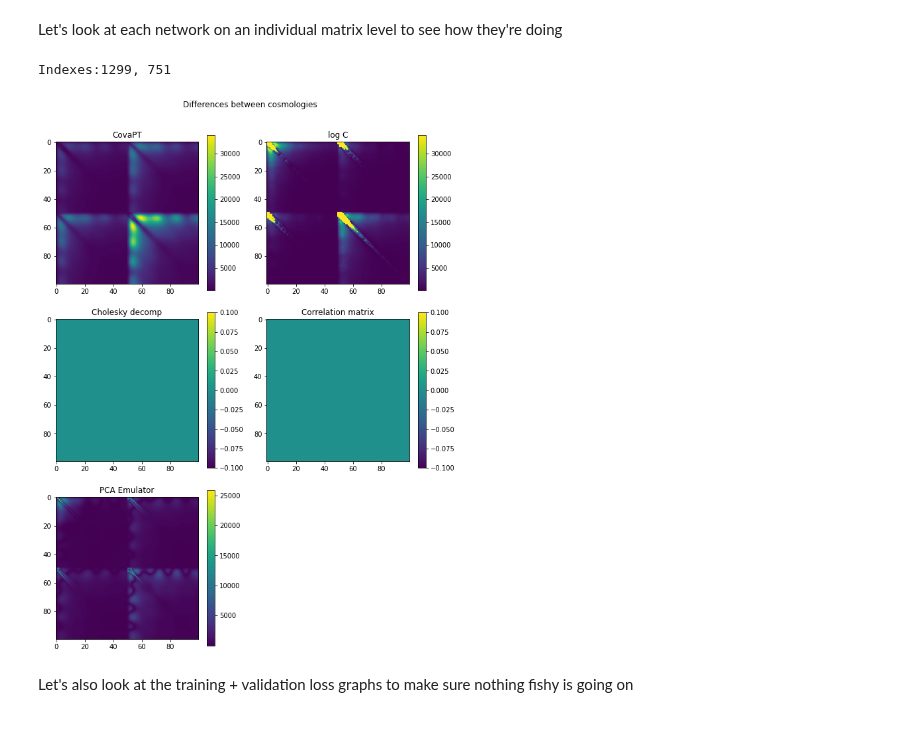
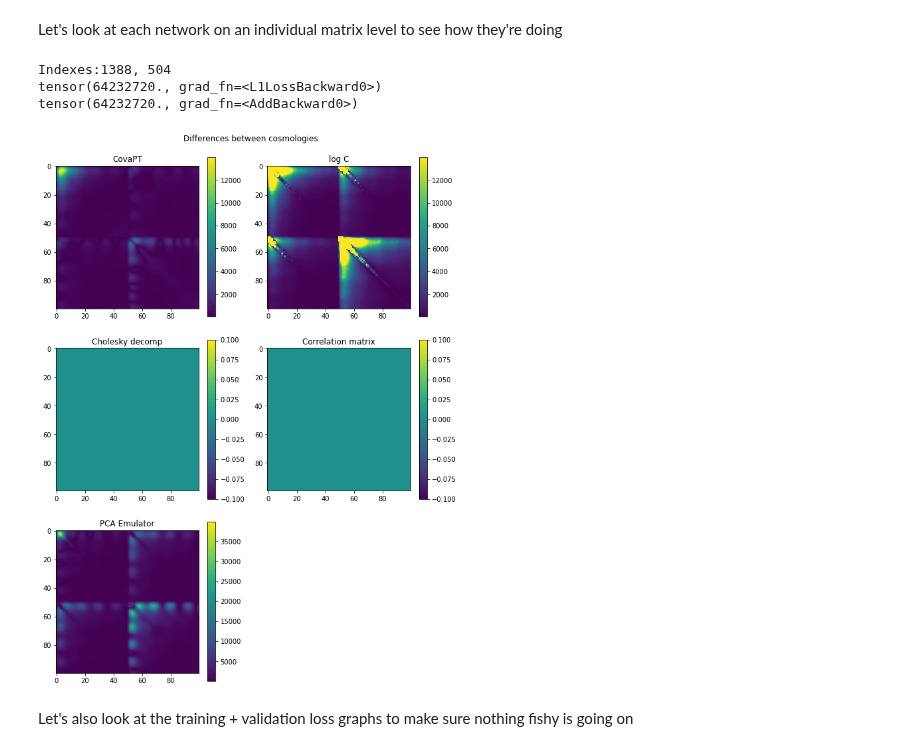
Before and after one commit to jadamo/CovNet, a Jupyter notebook: notebooks/Plot-decomposition-types.ipynb, the cells around one changed output. Cells and saved outputs as stored; diff of their text form; code cells hidden in the pictures.

```diff
--- a/notebooks/Plot-decomposition-types.ipynb
+++ b/notebooks/Plot-decomposition-types.ipynb
@@ -101,6 +101,7 @@ Now let's calculate the $\chi^2$ errors for each of these networks and the PCA e
 t1 = time.time()
 error_vanilla, error_cholesky, error_correlation, error_PCA = np.zeros(N_test), np.zeros(N_test), np.zeros(N_test), np.zeros(N_test)
 SN_true, SN_diff_vanilla, SN_diff_cholesky, SN_diff_corr, SN_diff_PCA = np.zeros(N_test), np.zeros(N_test), np.zeros(N_test), np.zeros(N_test), np.zeros(N_test)
+Loss_vanilla, Loss_cholesky, Loss_corr, Loss_PCA = np.zeros(N_test), np.zeros(N_test), np.zeros(N_test), np.zeros(N_test)
 for idx in range(N_test):
     C = test_data[idx][1]
     params = test_data[idx][0]
@@ -112,6 +113,11 @@ for idx in range(N_test):
     features = net_correlation(params); C_correlation = decoder_correlation(features.view(1,10)).view(100, 100)
     C_correlation = corr_to_cov(C_correlation)
     C_PCA = Emu.predict(params.to("cpu").detach().numpy())
+
+    Loss_vanilla[idx] = F.l1_loss(C_vanilla, C, reduction="sum")
+    Loss_cholesky[idx] = F.l1_loss(C_cholesky, C, reduction="sum")
+    Loss_corr[idx] = F.l1_loss(C_correlation, C, reduction="sum")
+    Loss_PCA[idx] = F.l1_loss(torch.from_numpy(C_PCA), C, reduction="sum")
 
     chisq = chi_squared(C.cpu(), x)
     chisq_vanilla = chi_squared(C_vanilla.to("cpu").detach().numpy(), x)
@@ -173,36 +191,41 @@ C_cholesky1 = torch.matmul(symmetric_exp(C_cholesky1), torch.t(symmetric_exp(C_c
 C_cholesky2 = torch.matmul(symmetric_exp(C_cholesky2), torch.t(symmetric_exp(C_cholesky2)))
 features = net_correlation(params1); C_correlation1 = decoder_correlation(features.view(1,10)).view(100, 100)
 features = net_correlation(params2); C_correlation2 = decoder_correlation(features.view(1,10)).view(100, 100)
 C_correlation1 = corr_to_cov(C_correlation1); C_correlation2 = corr_to_cov(C_correlation2)
 C_PCA1 = Emu.predict(params1.to("cpu").detach().numpy())
 C_PCA2 = Emu.predict(params2.to("cpu").detach().numpy())
 
 # If this plot has mostly 0's everywhere than the network isn't distiguishing between cosmologies!
 print("Indexes:"+ str(idx1) +",", idx2)
 fig, axs = plt.subplots(3, 2, figsize=(9,12))
 fig.suptitle("Differences between cosmologies")
 axs[0,0].set_title("CovaPT")
 axs[0,1].set_title("log C")
 axs[1,0].set_title("Cholesky decomp")
 axs[1,1].set_title("Correlation matrix")
 axs[2,0].set_title("PCA Emulator")
 m = axs[0,0].imshow(abs(C_1 - C_2).cpu().detach().numpy())
 fig.colorbar(m, ax=axs[0,0])
 m = axs[0,1].imshow(abs(C_vanilla1 - C_vanilla2).cpu().detach().numpy(), vmin=torch.amin(abs(C_1 - C_2)), vmax=torch.amax(abs(C_1 - C_2)))
 fig.colorbar(m, ax=axs[0,1])
 m = axs[1,0].imshow(abs(C_cholesky1 - C_cholesky2).cpu().detach().numpy())
 fig.colorbar(m, ax=axs[1,0])
 m = axs[1,1].imshow(abs(C_correlation1 - C_correlation2).cpu().detach().numpy())
 fig.colorbar(m, ax=axs[1,1])
 m = axs[2,0].imshow(abs(C_PCA1 - C_PCA2))
 fig.colorbar(m, ax=axs[2,0])
 
 axs[-1, -1].axis('off')
 fig.tight_layout()
-fig.subplots_adjust(top=0.92)
+fig.subplots_adjust(top=0.94)
+
+print(F.l1_loss(C_vanilla1, C_1, reduction="sum"))
+print(VAE_loss(C_vanilla1, C_1, torch.tensor([0]), torch.tensor([1]), 0))
 # %% [output]
-Indexes:1299, 751
+Indexes:1388, 504
+tensor(64232720., grad_fn=<L1LossBackward0>)
+tensor(64232720., grad_fn=<AddBackward0>)
-[figure, old version]
+[figure, new version]
 # %% [markdown]
 Let's also look at the training + validation loss graphs to make sure nothing fishy is going on
 # %%
```
Also changed, not shown: parts of 9 cells of this notebook, 3 other files.
